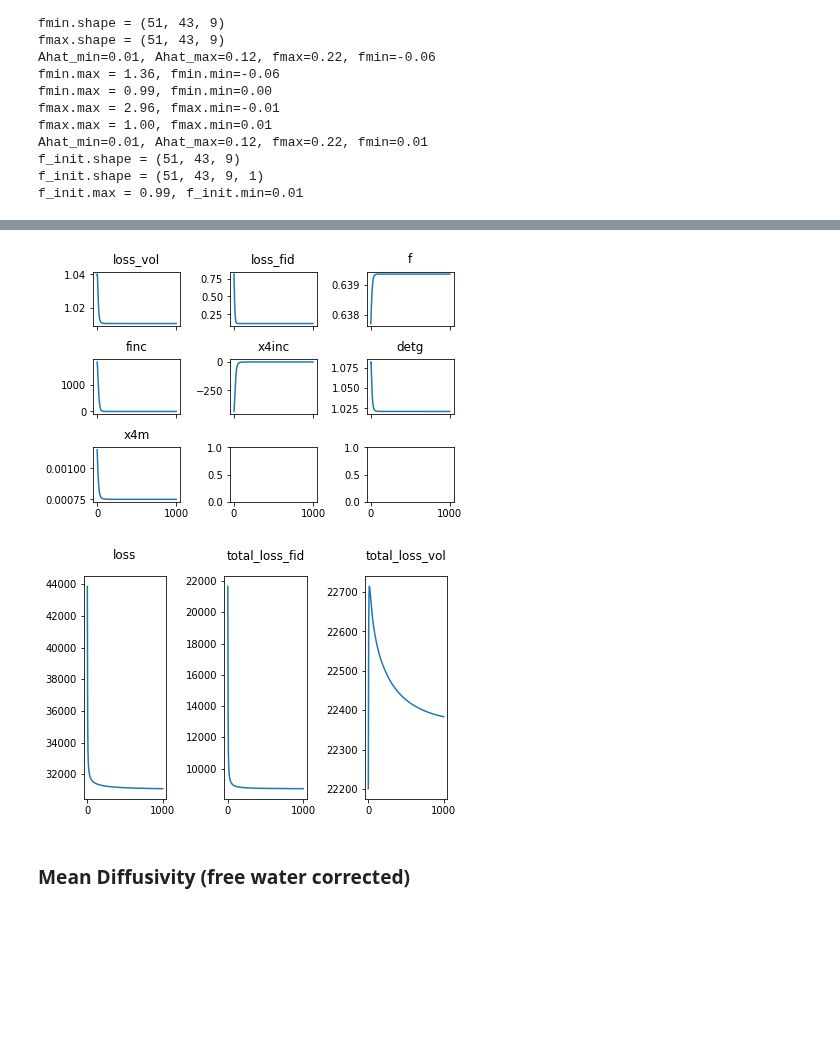
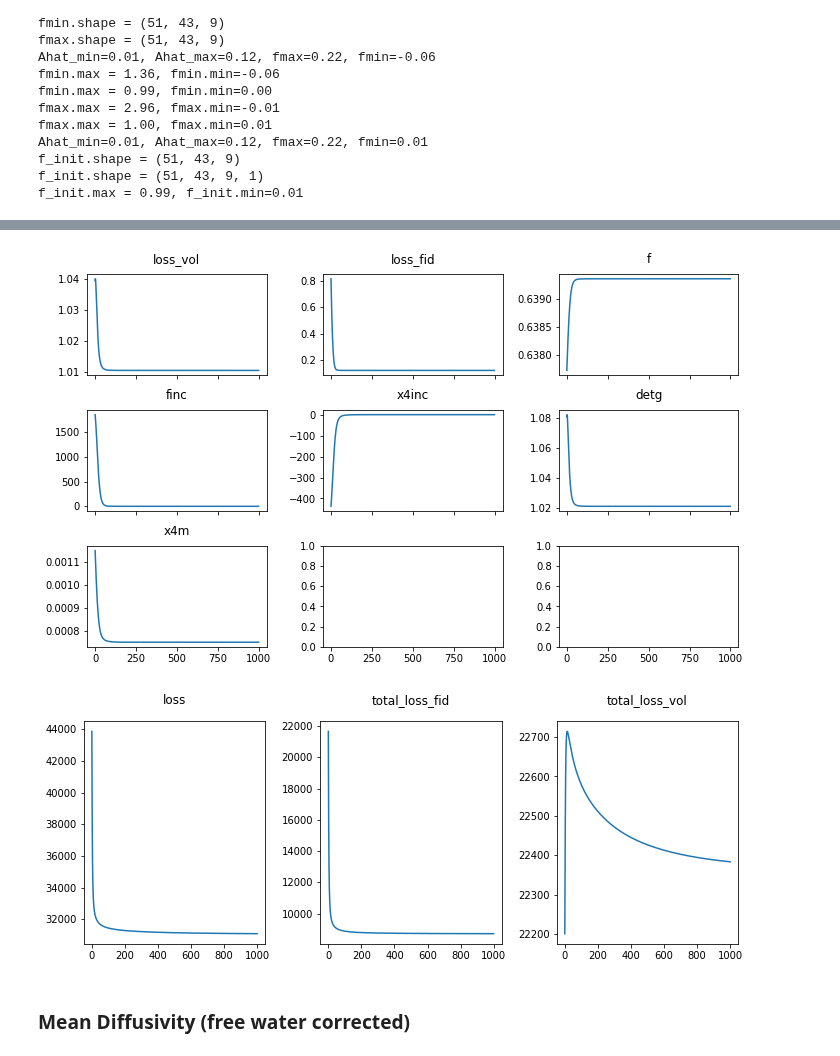
Before and after one commit to sameerd/DiffusionTensorImaging, a Jupyter notebook: notebooks/Free Water.ipynb, the cells around one changed output, grey strips where cells are left out. Cells and saved outputs as stored; diff of their text form; code cells hidden in the pictures; blank space fills up the shorter version.

```diff
--- a/notebooks/Free Water.ipynb
+++ b/notebooks/Free Water.ipynb
@@ -329,13 +327,13 @@ if 1:
         fw_gd.iterate()
     fw_gd.finalize()
 # %%
-idx_tracer.plot_separate()
+idx_tracer.plot_separate(figsize=(10, 6))
 # %% [output]
-[figure, old version]
+[figure, new version]
 # %%
-loss_tracer.plot_separate()
+loss_tracer.plot_separate(figsize=(10, 4))
 # %% [output]
-[figure, old version]
+[figure, new version]
 # %% [markdown]
 ### Mean Diffusivity (free water corrected)
 # %%
```
Also changed, not shown: parts of 14 cells of this notebook, 2 other files.
